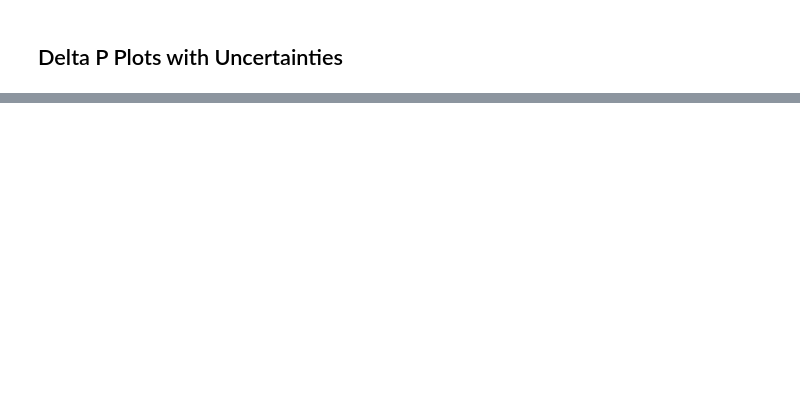
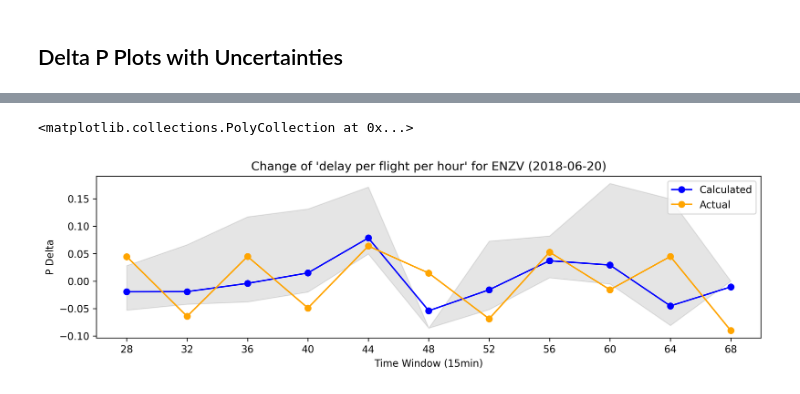
Before and after one commit to aksoym/EU_Airports_RecoveryEstimation, a Jupyter notebook: uncertainty_simulations/plot_case_study.ipynb, the cells around one changed output, grey strips where cells are left out. Cells and saved outputs as stored; diff of their text form; code cells hidden in the pictures; blank space fills up the shorter version.

```diff
--- a/uncertainty_simulations/plot_case_study.ipynb
+++ b/uncertainty_simulations/plot_case_study.ipynb
@@ -79,0 +89,17 @@ uncertainty_matrix = rng.normal(0,)
+# %%
+def diff_prop_new_infmat(slice_df):
+    return (((slice_df["new_infmat"] - slice_df["rr_vector"]) @ slice_df["p_vector"]) - ((slice_df["new_infmat"] @ slice_df["p_vector"]) * slice_df["p_vector"])) / 1
+
+plot_kwargs_for_uncertainty = dict(figsize=(12, 3), xlabel="Time Window (15min)", ylabel="P Delta", xticks=range(28, 76, 4), title=f"Change of 'delay per flight per hour' for {apt_name} ({date})",
+                   linestyle="--", alpha=0.2, color="b")
+
+calculation_history = []
+for infmat_sequence in sample_infmats:
+    df = deepcopy(slice_df.iloc[0:len(infmat_sequence), :])
+    df["new_infmat"] = infmat_sequence
+    df["calc_with_new_infmat"] = df.apply(diff_prop_new_infmat, axis=1).values
+    df["calc_with_new_infmat"].iloc[0:-1].reset_index(level="date", drop=True).apply(apt_index).shift(1).plot(**plot_kwargs_for_uncertainty)
+    calculation_history.append(df["calc_with_new_infmat"].iloc[0:-1].reset_index(level="date", drop=True).apply(apt_index).shift(1).values)
+
+df["calc_p"].reset_index(level="date", drop=True).apply(apt_index).shift(1).plot(**plot_kwargs, label="Calculated", color="b")
+df["p_vector"].reset_index(level="date", drop=True).apply(apt_index).diff().plot(**plot_kwargs, label="Actual", color="orange")
@@ -79,0 +109,29 @@ uncertainty_matrix = rng.normal(0,)
+# %%
+def pad_arrays(expected_len, array_list):
+    padded_calc_history = []
+    expected_array_len = 12
+
+    for array in calculation_history:
+
+        len_deficit = expected_array_len - array.shape[0]
+        while len_deficit < 0:
+            expected_array_len = array.shape[0]
+            len_deficit = expected_array_len - array.shape[0]
+
+        if len_deficit != 0:
+            padded_calc_history.append(np.pad(array, (0, len_deficit), constant_values=0))
+        else:
+            padded_calc_history.append(array)
+
+    return padded_calc_history
+
+df["calc_p"].reset_index(level="date", drop=True).apply(apt_index).shift(1).plot(**plot_kwargs, label="Calculated", color="b")
+df["p_vector"].reset_index(level="date", drop=True).apply(apt_index).diff().plot(**plot_kwargs, label="Actual", color="orange")
+
+padded_calc_history = pad_arrays(12, calculation_history)
+max_p_delta_values = np.nan_to_num(np.vstack(padded_calc_history)).max(axis=0)
+min_p_delta_values = np.nan_to_num(np.vstack(padded_calc_history)).min(axis=0)
+plt.gca().fill_between(x=range(28, 72, 4), y1=max_p_delta_values[1:], y2=min_p_delta_values[1:], color="gray", alpha=0.2)
+# %% [output]
+<matplotlib.collections.PolyCollection at 0x...>
+[figure, added]
```
Also changed, not shown: parts of 9 cells of this notebook, 1 other file.
